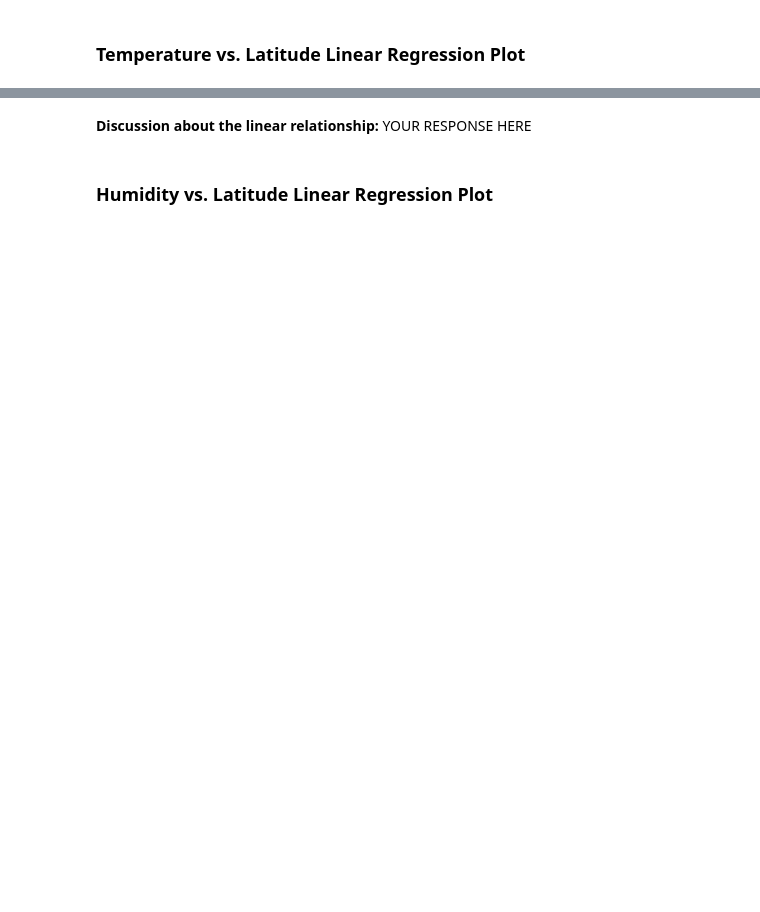
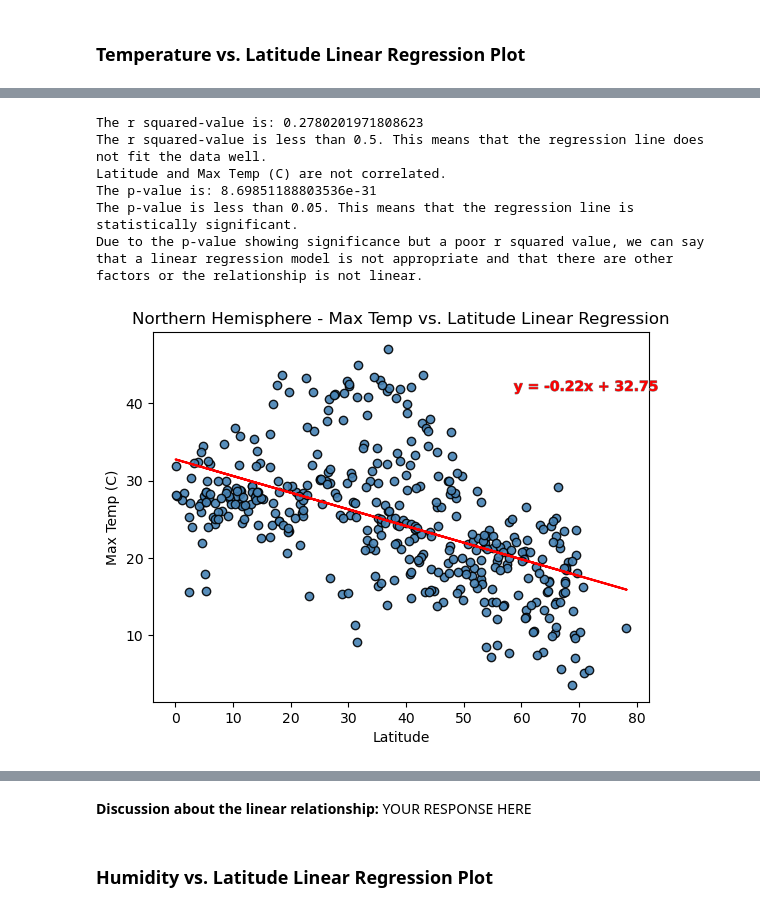
Before and after one commit to SwagmasterMatt/python-api-challenge, a Jupyter notebook: WeatherPy/WeatherPy.ipynb, the cells around one changed output, grey strips where cells are left out. Saved outputs shown, nothing was run; the diff lists cells and outputs as text; code cells hidden in the pictures; blank space fills up the shorter version.

```diff
--- a/WeatherPy/WeatherPy.ipynb
+++ b/WeatherPy/WeatherPy.ipynb
@@ -354,0 +444,11 @@ The r-value is: 0.4121057168607245
+# %%
+# Linear regression on Northern Hemisphere
+plot_linear_regression(northern_hemi_df["Lat"], northern_hemi_df["Max Temp"], "Latitude", "Max Temp (C)", "Northern Hemisphere - Max Temp vs. Latitude Linear Regression")
+# %% [output]
+The r squared-value is: 0.2780201971808623
+The r squared-value is less than 0.5. This means that the regression line does not fit the data well.
+Latitude and Max Temp (C) are not correlated.
+The p-value is: 8.69851188803536e-31
+The p-value is less than 0.05. This means that the regression line is statistically significant.
+Due to the p-value showing significance but a poor r squared value, we can say that a linear regression model is not appropriate and that there are other factors or the relationship is not linear.
+[figure, added]
```
Also changed, not shown: parts of 22 cells of this notebook.
